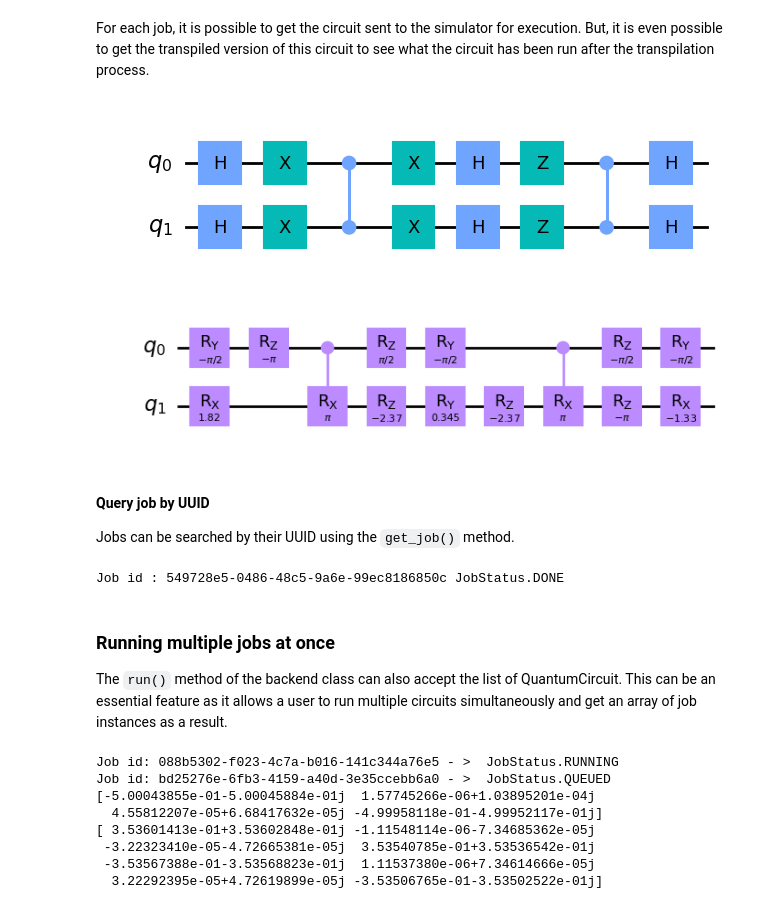
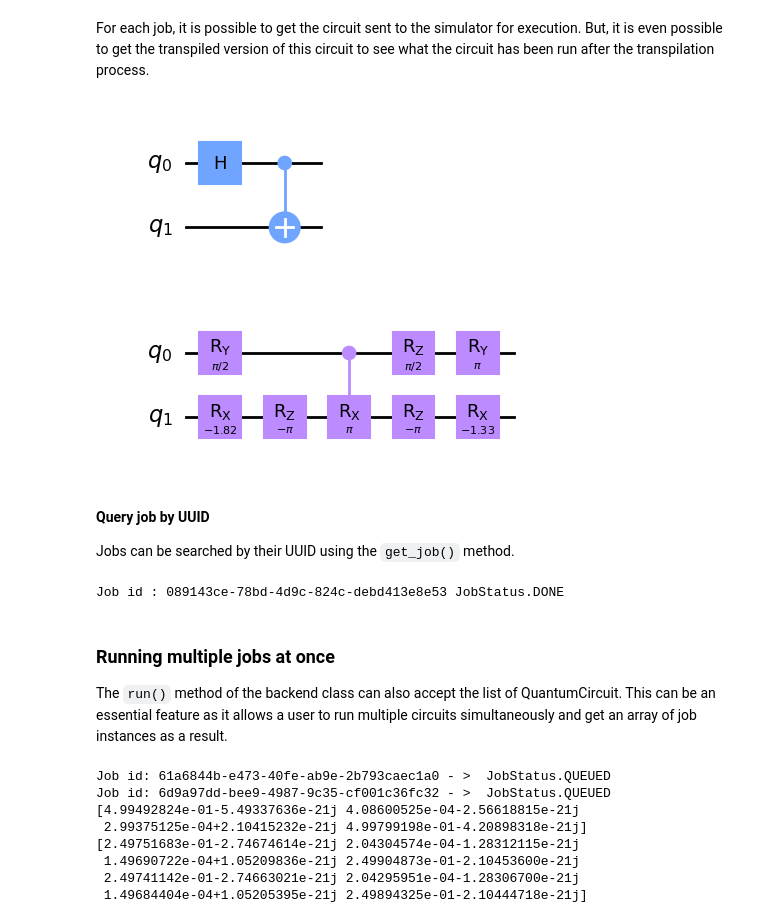
Before and after one commit to c12qe/c12-callisto-clients, a Jupyter notebook: docs/ovh/3. Working_with_jobs.ipynb, the cells around one changed output. Cells and saved outputs as stored; diff of their text form; code cells hidden in the pictures.

```diff
--- a/docs/ovh/3. Working_with_jobs.ipynb
+++ b/docs/ovh/3. Working_with_jobs.ipynb
@@ -3,12 +3,13 @@
 
 The job class obtained after running a QuantumCircuit has interesting properties that can be used.
 # %%
-import os
+# !python -m pip install --index-url https://test.pypi.org/simple/ --extra-index-url https://pypi.org/simple c12simulator-clients -q
+
 from c12simulator_clients.user_configs import UserConfigs
 from c12simulator_clients.qiskit_back.c12sim_provider import C12SimProvider
 from qiskit import QuantumCircuit
 
-TOKEN = os.getenv("C12_TOKEN")
+TOKEN = "db0ccae9b0dfccba90a534ad40802d40aa57d395bdac4e3a0bfcaaa7db0a3c2f"
 configs = UserConfigs.parse_obj({"token" : TOKEN})
 
 c12_simulator_provider = C12SimProvider(configs)
@@ -126,12 +143,12 @@ while True:
 For each job, it is possible to get the circuit sent to the simulator for execution. But, it is even possible to get the transpiled version of this circuit to see what the circuit has been run after the transpilation process.
 # %%
 # Also it is possible to retrieve the circuit that has been run for specific job
-first_job = jobs[3]
+first_job = jobs[0]
 first_job_qasm = first_job.get_qasm() # Get OpenQASM string
 first_job_circuit = first_job.get_circuit()
 first_job_circuit.draw('mpl')
 # %% [output]
-[figure, old version]
+[figure, new version]
 # %%
 # Getting the transpiled circuit
 # NOTICE: It can be possible that due tu bug in Qiskit's transpile function some circuits are wrongly converted to QASM string
@@ -140,7 +157,7 @@ first_job_transpiled_qasm = first_job.get_qasm(transpiled=True) # Get transpiled
 first_job_transpiled_circuit = first_job.get_circuit(transpiled=True)
 first_job_transpiled_circuit.draw('mpl')
 # %% [output]
-[figure, old version]
+[figure, new version]
 # %% [markdown]
 #### Query job by UUID
 
@@ -152,7 +169,7 @@ search_job = c12_simulator_backend.get_job(job_uuid)
 
 print(f"Job id : {search_job.job_id()} {search_job.status()}")
 # %% [output]
-Job id : 549728e5-0486-48c5-9a6e-99ec8186850c JobStatus.DONE
+Job id : 089143ce-78bd-4d9c-824c-debd413e8e53 JobStatus.DONE
 # %% [markdown]
 ### Running multiple jobs at once
 
@@ -187,11 +204,11 @@ for job in c12_jobs:
     result = job.result()
     print(result.get_statevector())
 # %% [output]
-Job id: 088b5302-f023-4c7a-b016-141c344a76e5 - >  JobStatus.RUNNING
-Job id: bd25276e-6fb3-4159-a40d-3e35ccebb6a0 - >  JobStatus.QUEUED
-[-5.00043855e-01-5.00045884e-01j  1.57745266e-06+1.03895201e-04j
-  4.55812207e-05+6.68417632e-05j -4.99958118e-01-4.99952117e-01j]
-[ 3.53601413e-01+3.53602848e-01j -1.11548114e-06-7.34685362e-05j
- -3.22323410e-05-4.72665381e-05j  3.53540785e-01+3.53536542e-01j
- -3.53567388e-01-3.53568823e-01j  1.11537380e-06+7.34614666e-05j
-  3.22292395e-05+4.72619899e-05j -3.53506765e-01-3.53502522e-01j]
+Job id: 61a6844b-e473-40fe-ab9e-2b793caec1a0 - >  JobStatus.QUEUED
+Job id: 6d9a97dd-bee9-4987-9c35-cf001c36fc32 - >  JobStatus.QUEUED
+[4.99492824e-01-5.49337636e-21j 4.08600525e-04-2.56618815e-21j
+ 2.99375125e-04+2.10415232e-21j 4.99799198e-01-4.20898318e-21j]
+[2.49751683e-01-2.74674614e-21j 2.04304574e-04-1.28312115e-21j
+ 1.49690722e-04+1.05209836e-21j 2.49904873e-01-2.10453600e-21j
+ 2.49741142e-01-2.74663021e-21j 2.04295951e-04-1.28306700e-21j
+ 1.49684404e-04+1.05205395e-21j 2.49894325e-01-2.10444718e-21j]
```
Also changed, not shown: parts of 4 cells of this notebook, 6 other files.
